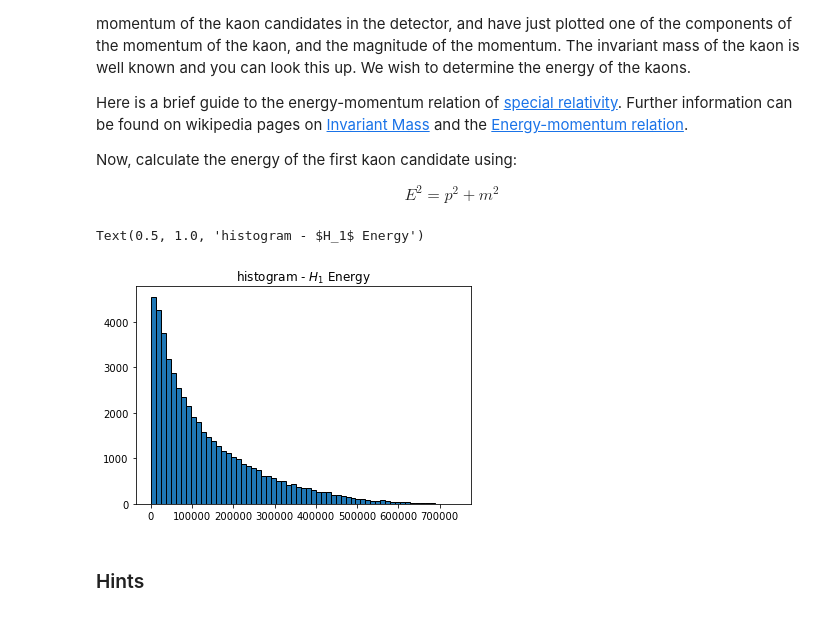
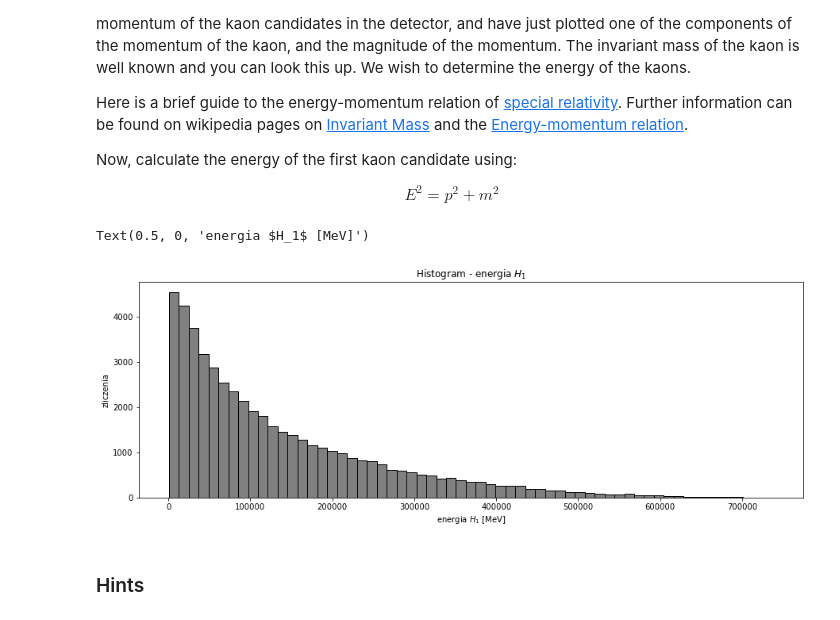
Before and after one commit to JTMalczewski/opendata-project-master, a Jupyter notebook: LHCb_Open_Data_Project.ipynb, the cells around one changed output. Drawn from its saved outputs; the diff is of its cells as text; code cells hidden in the pictures.

```diff
--- a/LHCb_Open_Data_Project.ipynb
+++ b/LHCb_Open_Data_Project.ipynb
@@ -144,13 +152,17 @@ Km = 493.677
 df['H1_E'] = (df['H1_P']**2 + Km**2)**(0.5)
 # %%
 # plot a histogram of this variable
+plt.figure(figsize=(15,5))
 plt.hist(df['H1_E'],
         edgecolor = "black",
+        color='grey',
         bins=61)
-plt.title('histogram - $H_1$ Energy')
+plt.title('Histogram - energia $H_1$')
+plt.ylabel('zliczenia')
+plt.xlabel('energia $H_1$ [MeV]')
 # %% [output]
-Text(0.5, 1.0, 'histogram - $H_1$ Energy')
+Text(0.5, 0, 'energia $H_1$ [MeV]')
-[figure, old version]
+[figure, new version]
 # %% [markdown]
 ### Hints
 # %% [markdown]
```
Also changed, not shown: parts of 4 cells of this notebook.
